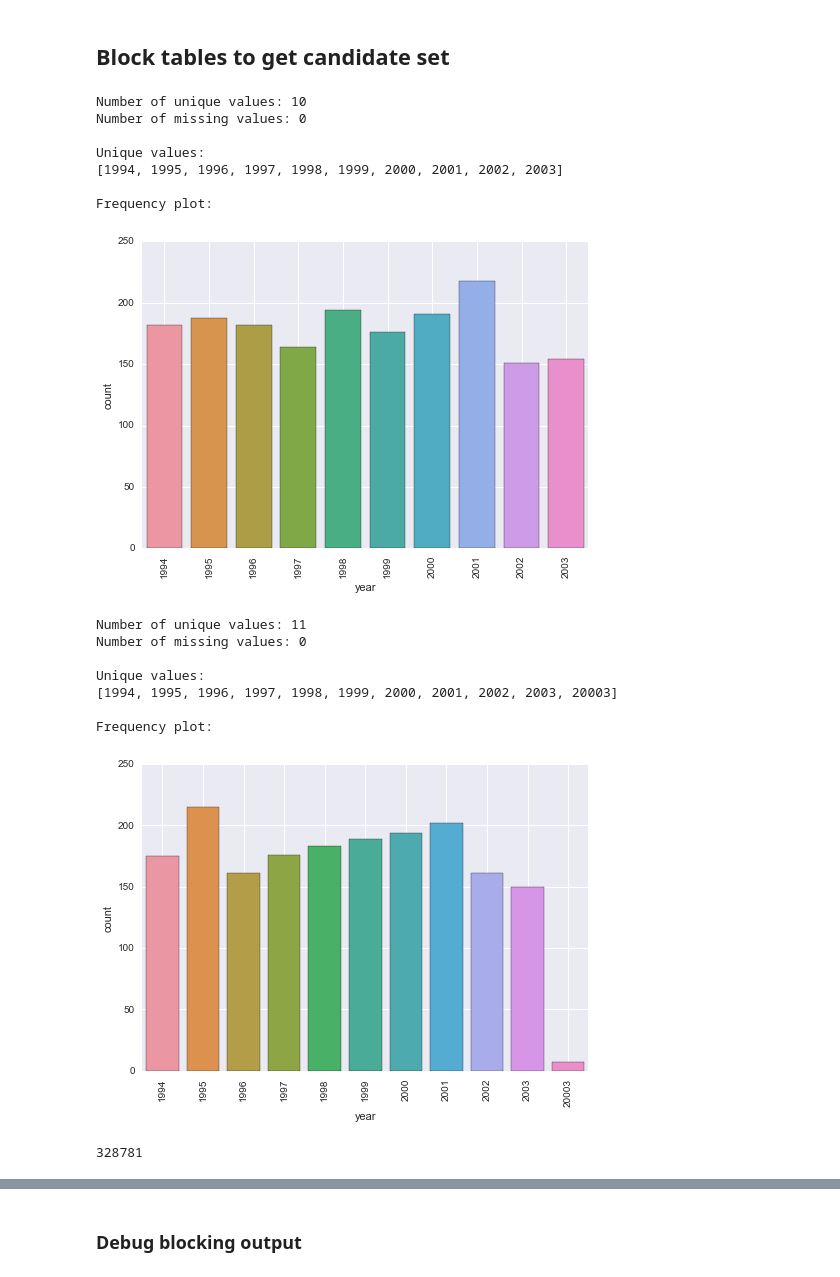
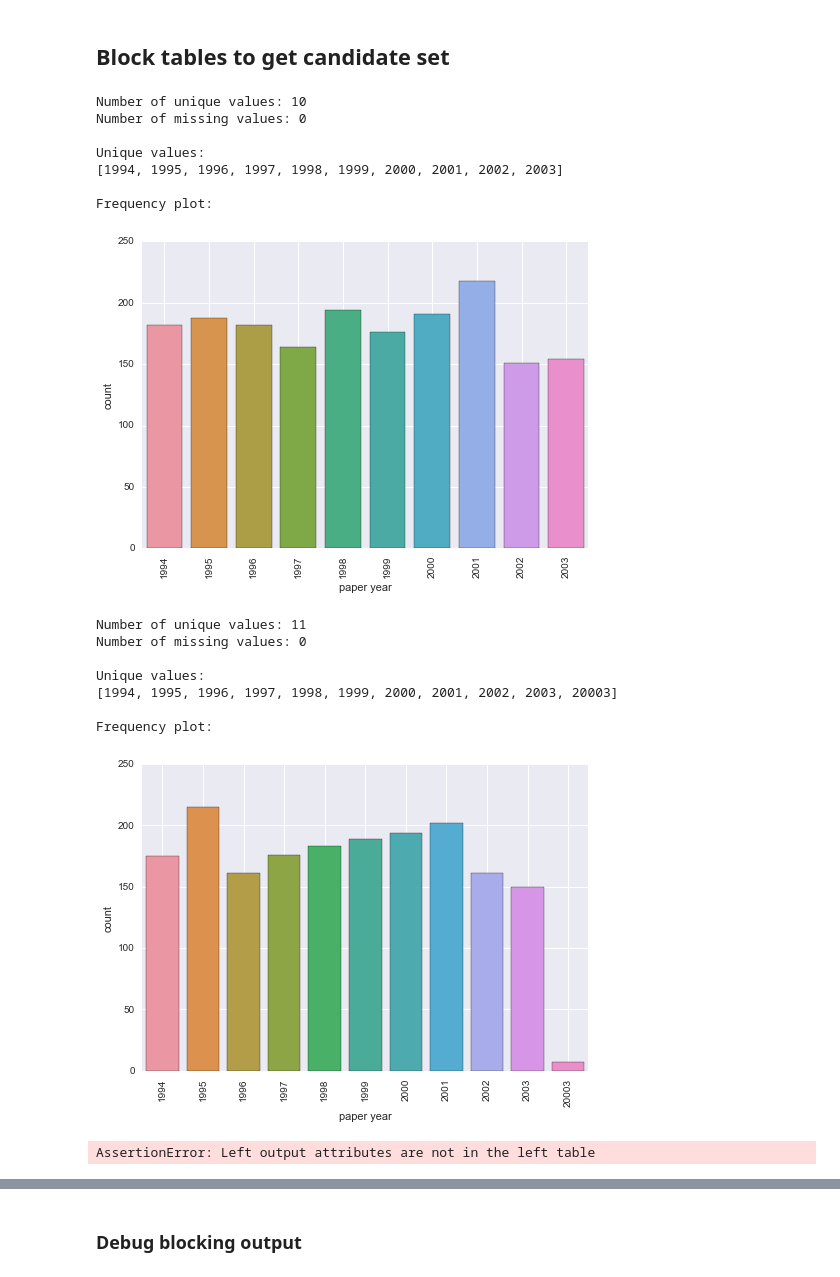
Before and after one commit to anhaidgroup/py_entitymatching, a Jupyter notebook: notebooks/vldb_demo/Demo_notebook_v6.ipynb, the cells around one changed output, grey strips where cells are left out. Drawn from its saved outputs; the diff is of its cells as text; code cells hidden in the pictures.

```diff
--- a/notebooks/vldb_demo/Demo_notebook_v6.ipynb
+++ b/notebooks/vldb_demo/Demo_notebook_v6.ipynb
@@ -55,18 +55,18 @@ len(A1), len(B1)
 # %% [markdown]
 ## Block tables to get candidate set
 # %%
-profiler.profile_table(A, 'year')
+profiler.profile_table(A, 'paper year')
 # %% [output]
 Number of unique values: 10
 Number of missing values: 0
 
 Unique values:
 [1994, 1995, 1996, 1997, 1998, 1999, 2000, 2001, 2002, 2003]
 
 Frequency plot:
-[figure, old version]
+[figure, new version]
 # %%
-profiler.profile_table(B, 'year')
+profiler.profile_table(B, 'paper year')
 # %% [output]
 Number of unique values: 11
 Number of missing values: 0
@@ -75,5 +75,5 @@ Unique values:
 [1994, 1995, 1996, 1997, 1998, 1999, 2000, 2001, 2002, 2003, 20003]
 
 Frequency plot:
-[figure, old version]
+[figure, new version]
 # %%
@@ -88,12 +88,12 @@ B.replace({'year':{
 # Create attribute equivalence blocker
 ab = em.AttrEquivalenceBlocker()
 # Block tables using 'year' attribute : same year include in candidate set
-C1 = ab.block_tables(A, B, 'year', 'year',
-                     l_output_attrs=['title', 'authors', 'year'],
+C1 = ab.block_tables(A, B, 'paper year', 'paper year',
+                     l_output_attrs=['title', 'authors', 'paper year'],
                      r_output_attrs=['title', 'authors', 'year']
                     )
 len(C1)
 # %% [output]
-328781
+AssertionError: Left output attributes are not in the left table
 # %%
 C1.head(2)
```
Also changed, not shown: parts of 21 cells of this notebook, 5 other files.
